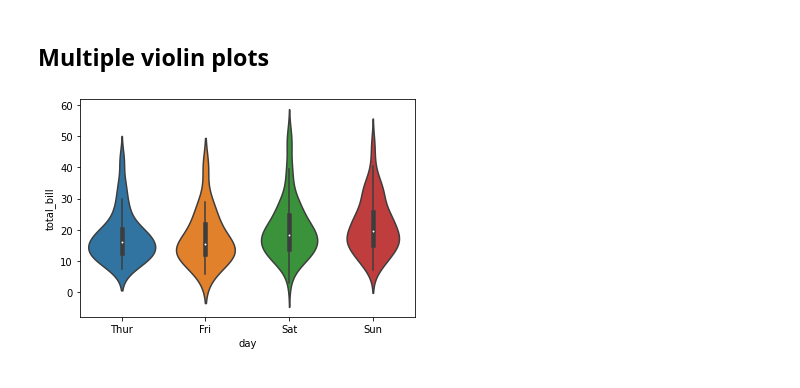
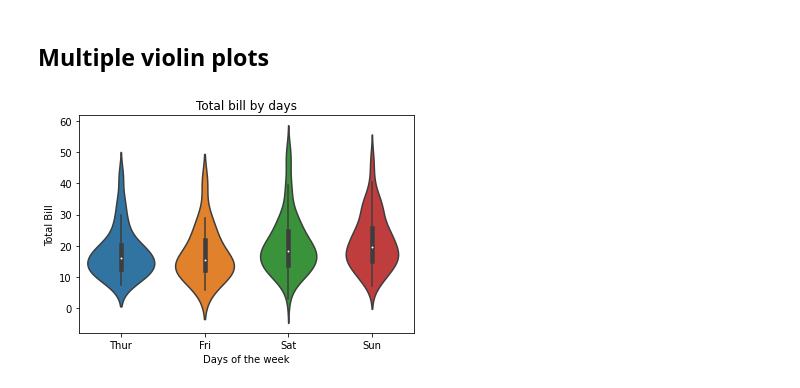
Before and after one commit to HumphreyKn/Python_Bar, a Jupyter notebook: Violin plots.ipynb, the cells around one changed output. Saved outputs shown, nothing was run; the diff lists cells and outputs as text; code cells hidden in the pictures.

```diff
--- a/Violin plots.ipynb
+++ b/Violin plots.ipynb
@@ -52,6 +52,9 @@ data.shape
 # %%
 plt.figure(figsize=(6,4))
 sns.violinplot(x="day", y="total_bill", data=data)
+plt.xlabel("Days of the week")
+plt.ylabel("Total Bill")
+plt.title("Total bill by days")
 plt.show()
 # %% [output]
-[figure, old version]
+[figure, new version]
```
Also changed, not shown: parts of 1 cell of this notebook.
